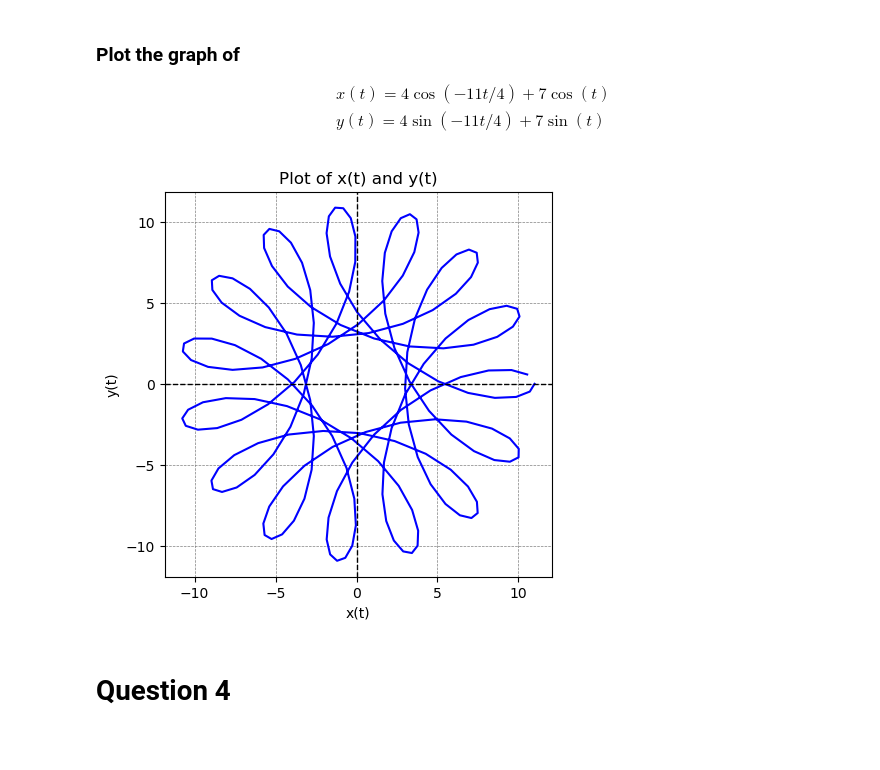
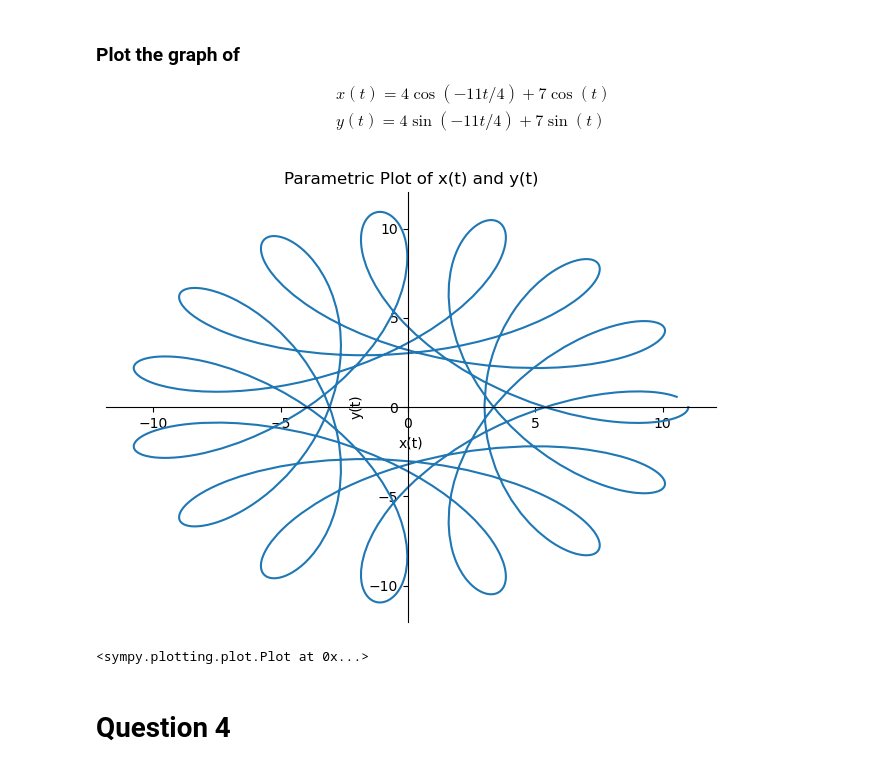
Before and after one commit to Rhys18751996/MathProgrammingJupyter, a Jupyter notebook: Horner_Rhys_18751996_Proj .ipynb, the cells around one changed output. Drawn from its saved outputs; the diff is of its cells as text; code cells hidden in the pictures; blank space fills up the shorter version.

```diff
--- a/Horner_Rhys_18751996_Proj .ipynb
+++ b/Horner_Rhys_18751996_Proj .ipynb
@@ -165,41 +165,23 @@ $$
 \end{aligned}
 $$
 # %%
-import numpy as np
-import matplotlib.pyplot as plt
+import sympy
+
+t = sympy.symbols('t')
 
 def x(t):
-    return 4 * np.cos(-11 * t / 4) + 7 * np.cos(t)
+    return 4 * sympy.cos(-11 * t / 4) + 7 * sympy.cos(t)
 
 def y(t):
-    return 4 * np.sin(-11 * t / 4) + 7 * np.sin(t)
+    return 4 * sympy.sin(-11 * t / 4) + 7 * sympy.sin(t)
 
-# length of plot..
-#0 is starting point, 8*pi is interval (25.1327), 200 is number of samples
-t = np.linspace(0, 7.95*np.pi, 200)
-
-# Changes the physical size of the graph
-plt.figure(figsize=(5, 5))
-
-# this creates the plot
-plt.plot(x(t), y(t), color='b')
-
-# titles and labeling
-plt.title('Plot of x(t) and y(t)')
-plt.xlabel('x(t)')
-plt.ylabel('y(t)')
-
-# these are the center axis lines
-plt.axhline(0, color='black',linewidth=1, ls='--')
-plt.axvline(0, color='black',linewidth=1, ls='--')
-# the internal grid of the graph
-plt.grid(color = 'gray', linestyle = '--', linewidth = 0.5)
-# make the physical dimensions of graph equal
-plt.axis('equal')
-# shows the configured graph
-plt.show()
+sympy.plot_parametric(x(t), y(t), (t, 0, 7.95*sympy.pi),
+                              title='Parametric Plot of x(t) and y(t)',
+                              xlabel='x(t)',
+                              ylabel='y(t)')
 # %% [output]
-[figure, old version]
+[figure, new version]
+<sympy.plotting.plot.Plot at 0x...>
 # %% [markdown]
 # Question 4
 # %% [markdown]
```
Also changed, not shown: parts of 4 cells of this notebook, 2 other files.
